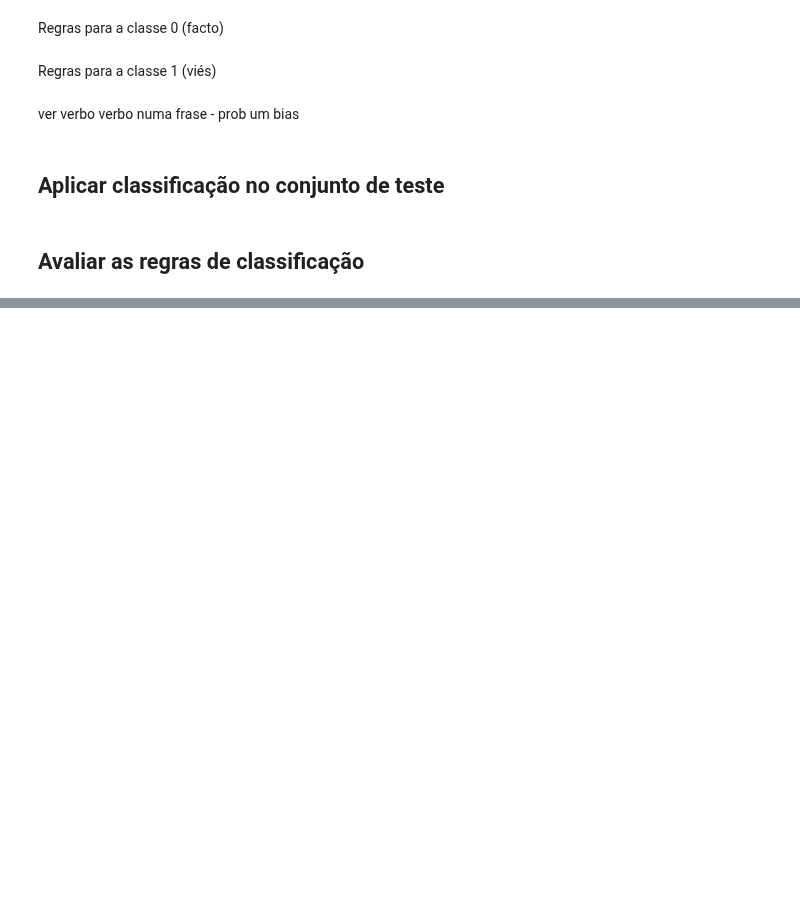
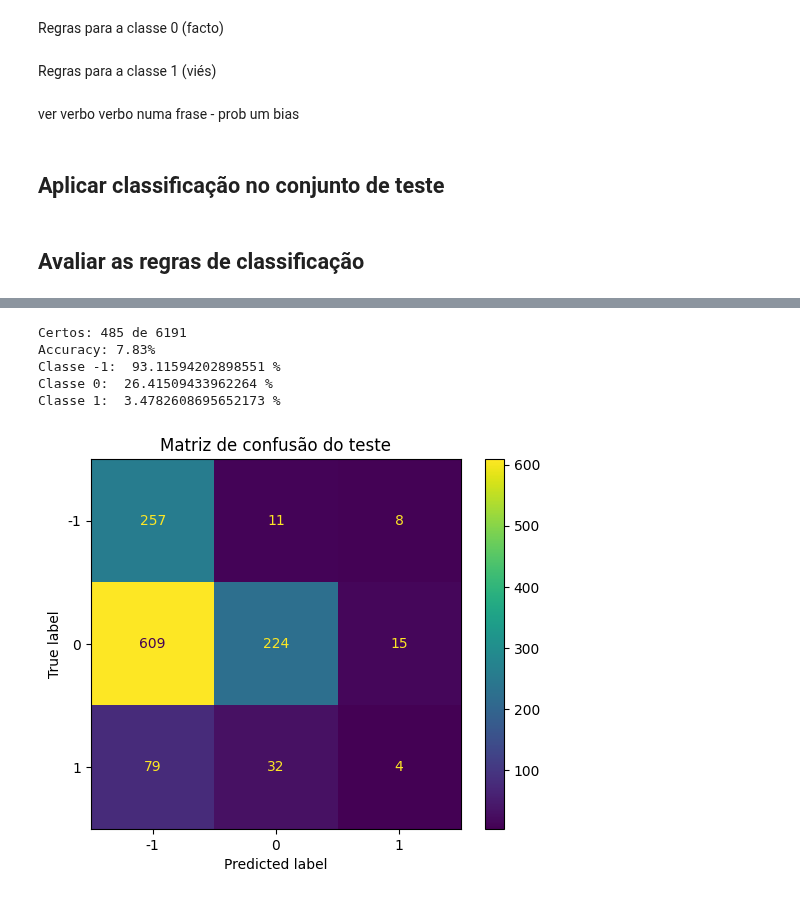
Before and after one commit to reberapower1/PLN-Project, a Jupyter notebook: code.ipynb, the cells around one changed output, grey strips where cells are left out. Cells and saved outputs as stored; diff of their text form; code cells hidden in the pictures; blank space fills up the shorter version.

```diff
--- a/code.ipynb
+++ b/code.ipynb
@@ -187,0 +263,30 @@ Classe 1:  0.8695652173913043 %
+# %%
+import pandas as pd
+from sklearn.metrics import confusion_matrix, ConfusionMatrixDisplay
+import matplotlib.pyplot as plt
+
+certos = (test_df['classe'] == test_df['Previsto2']).sum()
+total = len(df)
+print(f'Certos: {certos} de {total}')
+print(f'Accuracy: {certos/total:.2%}')
+
+for c in classes:
+    linhas_classe = test_df[test_df['classe'] == c]
+    total_classe = len(linhas_classe)
+    certos_classe = (linhas_classe['classe'] == linhas_classe['Previsto2']).sum()
+    taxa_acerto = certos_classe / total_classe
+    print(f"Classe {c}: ", taxa_acerto*100, "%")
+
+matriz = confusion_matrix(test_df['classe'], test_df['Previsto2'], labels=classes)
+
+disp = ConfusionMatrixDisplay(confusion_matrix=matriz, display_labels=classes)
+disp.plot()
+plt.title("Matriz de confusão do teste")
+plt.show()
+# %% [output]
+Certos: 485 de 6191
+Accuracy: 7.83%
+Classe -1:  93.11594202898551 %
+Classe 0:  26.41509433962264 %
+Classe 1:  3.4782608695652173 %
+[figure, added]
```
Also changed, not shown: parts of 7 cells of this notebook.
